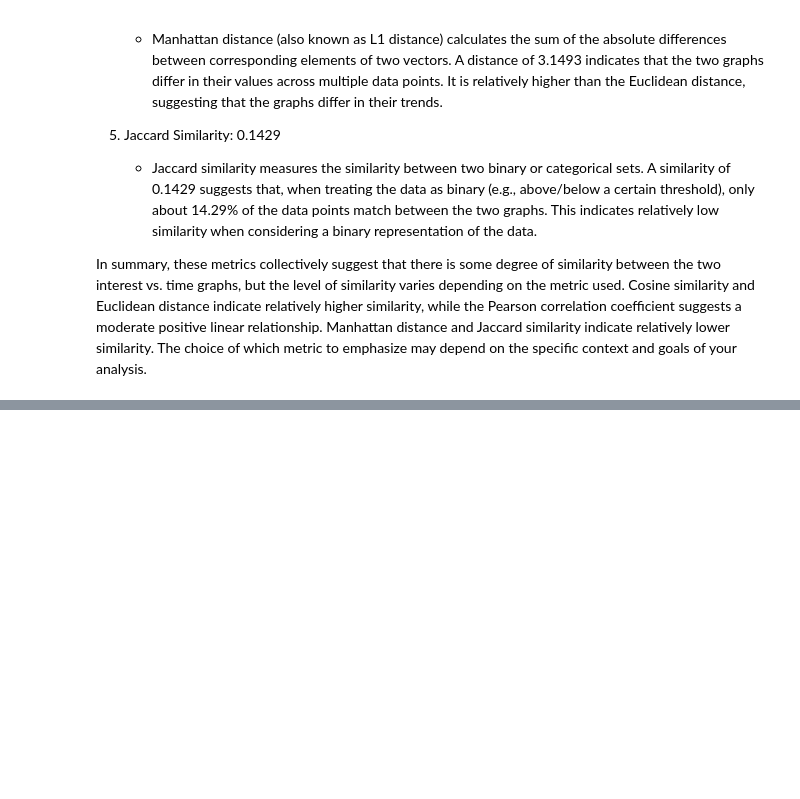
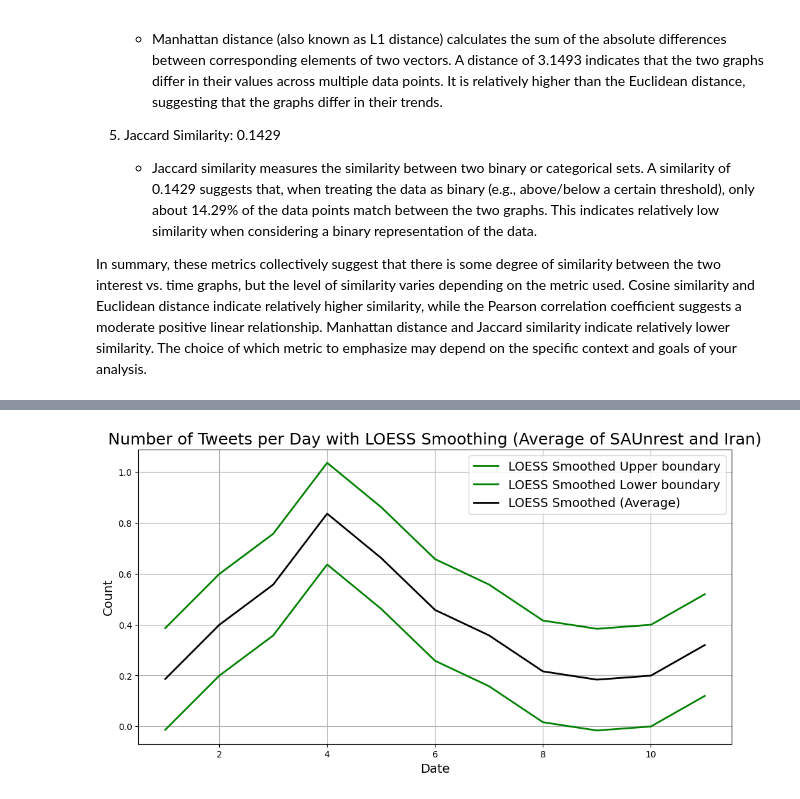
Before and after one commit to NatanGrayman/Investigation_Project, a Jupyter notebook: investigation-project-social-unrest.ipynb, the cells around one changed output, grey strips where cells are left out. Saved outputs shown, nothing was run; the diff lists cells and outputs as text; code cells hidden in the pictures; blank space fills up the shorter version.

Commit message:
Kaggle Notebook | Investigation- Social Unrest GDELT vs Twitter | Version 60

```diff
--- a/investigation-project-social-unrest.ipynb
+++ b/investigation-project-social-unrest.ipynb
@@ -2253,10 +2260,22 @@ def find_best_matching_section(pattern_df_1, pattern_df_2):
 # %% [markdown]
 Set Up data in correct formatting and form and find most correlated cuts from each pattern
 # %%
+# print(tweets_per_day)
+iran_tweets_per_day = date_counts
+unrest_tweets_per_day_dict = {"date": [day for day in tweets_per_day.index],
+                             "count": tweets_per_day.values}
+# print(tweets_per_day.values)
 
-iran_tweets_per_day = date_counts
-unrest_tweets_per_day = tweets_per_day
-unrest_tweets_per_day['count'] = unrest_tweets_per_day.values
+# Convert to the desired data structure (list of dictionaries)
+
+
+# Now, structured_array contains the data in a structured NumPy array
+# print(unrest_tweets_per_day_dict_array)
+# print(unrest_tweets_per_day_dict)
+# Create a DataFrame from the dictionary
+unrest_tweets_per_day = pd.DataFrame(unrest_tweets_per_day_dict)
+
+# unrest_tweets_per_day['count'] = unrest_tweets_per_day.values
 
 # Normalize the data
 iran_tweets_per_day['Normalized_Count'] = (iran_tweets_per_day['count'] - iran_tweets_per_day['count'].min()) / (iran_tweets_per_day['count'].max() - iran_tweets_per_day['count'].min())
@@ -2541,0 +2911,4 @@ In summary, these metrics collectively suggest that there is some degree of simi
+# %%
+plot_tweets_with_loess(data_SAUnrest_Iran, key1, key2, frac, Save = True)
+# %% [output]
+[figure, added]
```
Also changed, not shown: parts of 18 cells of this notebook.
